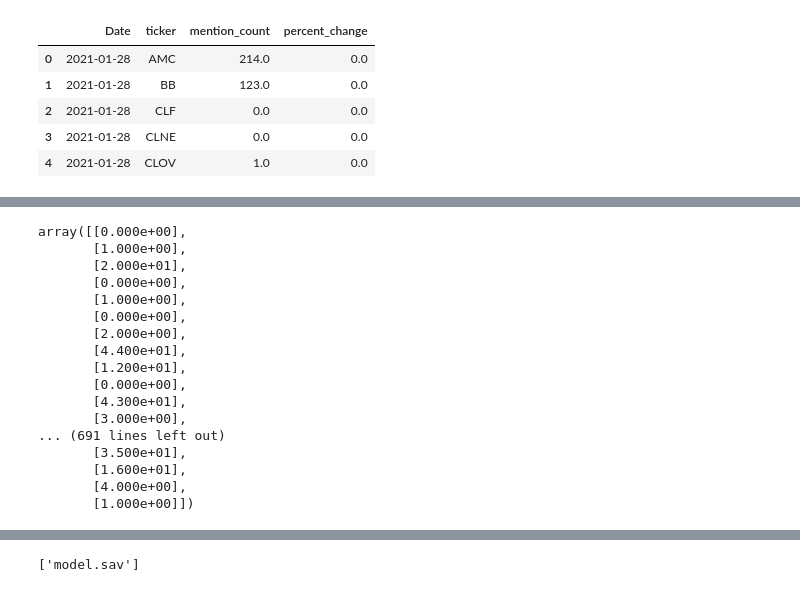
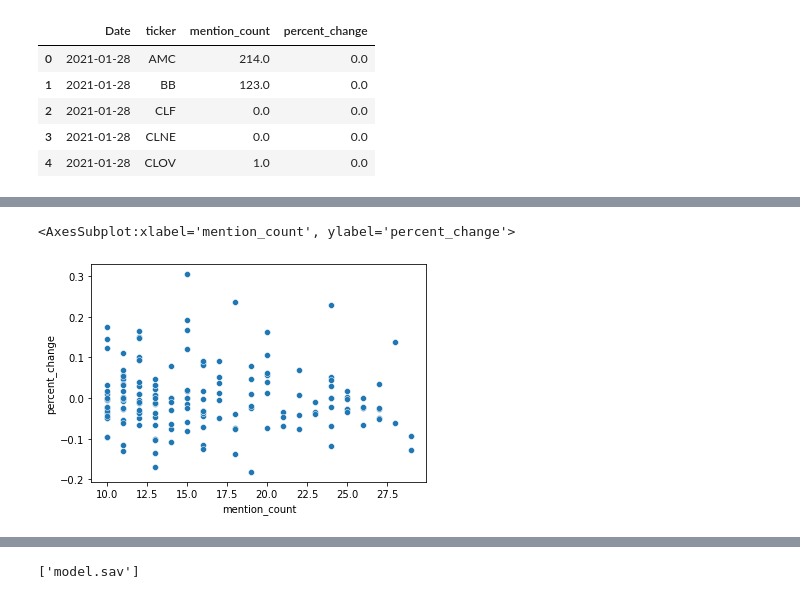
Before and after one commit to tiffanyharris711/callstreet-bets, a Jupyter notebook: machine-learning/ml-model.ipynb, the cells around one changed output, grey strips where cells are left out. Cells and saved outputs as stored; diff of their text form; code cells hidden in the pictures.

```diff
--- a/machine-learning/ml-model.ipynb
+++ b/machine-learning/ml-model.ipynb
@@ -25,24 +45,10 @@ y = data['percent_change'].values.reshape(-1, 1)
+# %%
+sns.scatterplot(x = 'mention_count', y = 'percent_change', data = df_10_or_more_mentions[df_10_or_more_mentions['mention_count'] < 30])
+# %% [output]
+<AxesSubplot:xlabel='mention_count', ylabel='percent_change'>
+[figure, added]
 # %%
-x_train, x_test, y_train, y_test = train_test_split(X, y, random_state=32, test_size=0.33)
-x_train
+x_train, x_test, y_train, y_test = train_test_split(X, y, random_state=4, test_size=0.33)
-# %% [output]
-array([[0.000e+00],
-       [1.000e+00],
-       [2.000e+01],
-       [0.000e+00],
-       [1.000e+00],
-       [0.000e+00],
-       [2.000e+00],
-       [4.400e+01],
-       [1.200e+01],
-       [0.000e+00],
-       [4.300e+01],
-       [3.000e+00],
-... (691 lines left out)
-       [3.500e+01],
-       [1.600e+01],
-       [4.000e+00],
-       [1.000e+00]])
 # %%
 x_test
 # %% [output]
```
Also changed, not shown: parts of 11 cells of this notebook, 2 other files.
